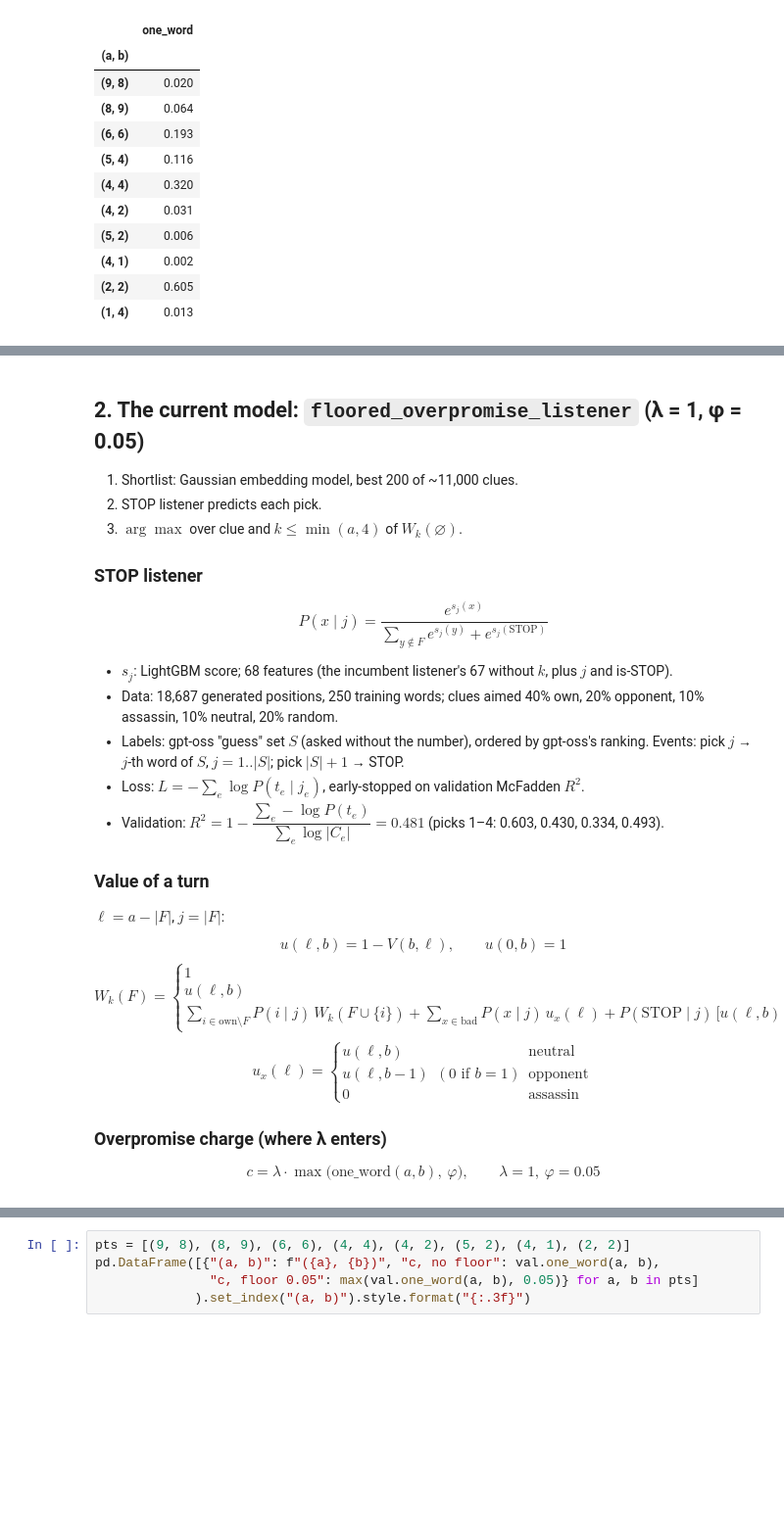
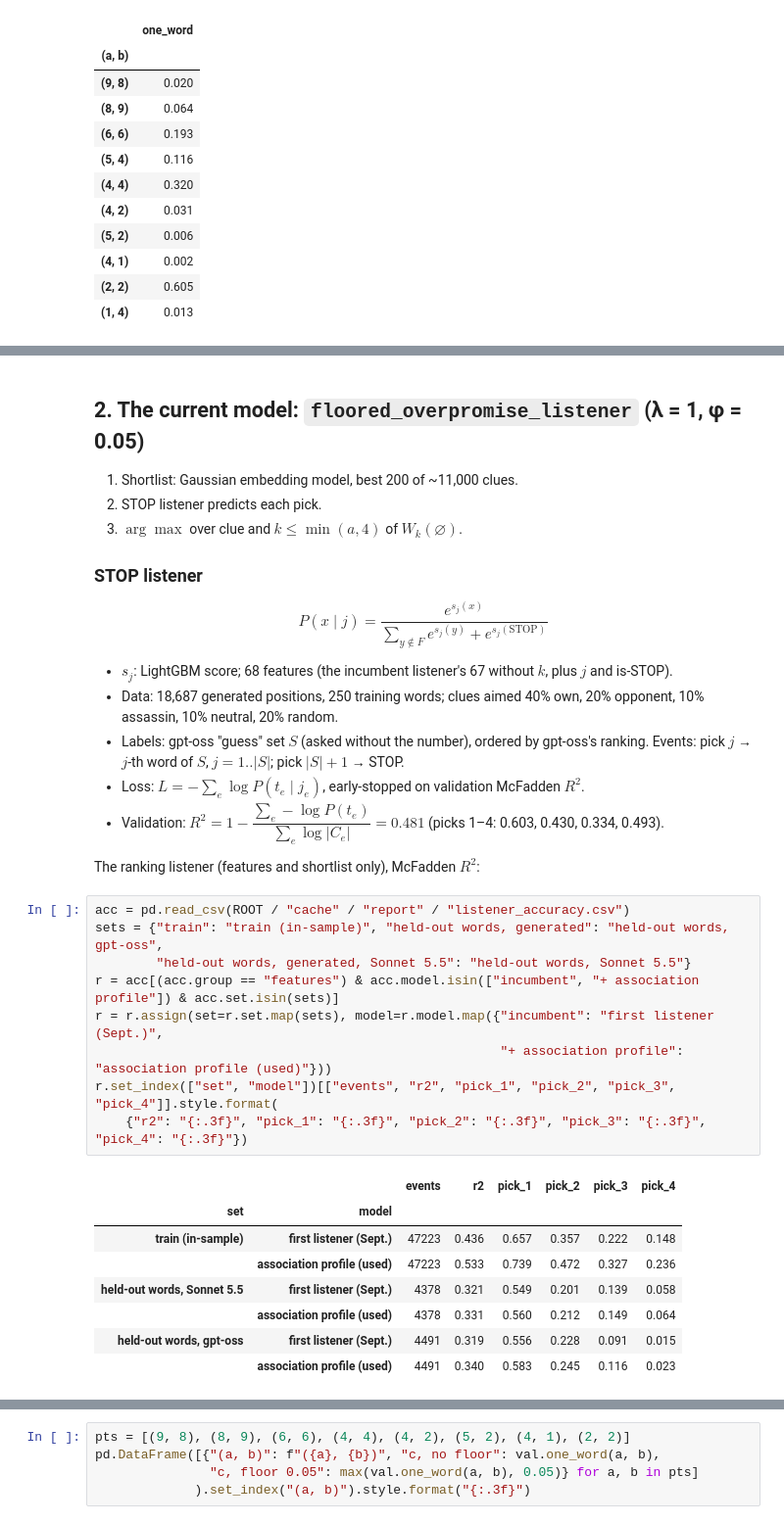
Before and after one commit to shanelee2027/CodenamesAI, a Jupyter notebook: notebooks/value_model_comfort_1028.ipynb, the cells around one changed output, grey strips where cells are left out. Shown at 98% size. Drawn from its saved outputs; the diff is of its cells as text; blank space fills up the shorter version.

```diff
--- a/notebooks/value_model_comfort_1028.ipynb
+++ b/notebooks/value_model_comfort_1028.ipynb
@@ -141,19 +206,22 @@ $$P(x \mid j) = \frac{e^{s_j(x)}}{\sum_{y \notin F} e^{s_j(y)} + e^{s_j(\text{ST
 - Validation: $R^2 = 1 - \dfrac{\sum_e -\log P(t_e)}{\sum_e \log |C_e|} = 0.481$
   (picks 1–4: 0.603, 0.430, 0.334, 0.493).
 
-### Value of a turn
-
-$\ell = a - |F|$, $j = |F|$:
-$$u(\ell, b) = 1 - V(b, \ell), \qquad u(0, b) = 1$$
-$$W_k(F) = \begin{cases}
-1 & \ell = 0\\[2pt]
-u(\ell, b) & j = k\\[2pt]
-\displaystyle \sum_{i \in \text{own} \setminus F} P(i \mid j)\, W_k(F \cup \{i\})
-+ \sum_{x \in \text{bad}} P(x \mid j)\, u_x(\ell)
-+ P(\text{STOP} \mid j)\,\big[u(\ell, b) - c\,(k - j)\big] & \text{otherwise}
-\end{cases}$$
-$$u_x(\ell) = \begin{cases} u(\ell, b) & \text{neutral} \\ u(\ell, b - 1)\ \ (0 \text{ if } b = 1) & \text{opponent} \\ 0 & \text{assassin} \end{cases}$$
-
-### Overpromise charge (where λ enters)
-
-$$c = \lambda \cdot \max\big(\text{one\_word}(a, b),\ \varphi\big), \qquad \lambda = 1,\ \varphi = 0.05$$
+The ranking listener (features and shortlist only), McFadden $R^2$:
+# %%
+acc = pd.read_csv(ROOT / "cache" / "report" / "listener_accuracy.csv")
+sets = {"train": "train (in-sample)", "held-out words, generated": "held-out words, gpt-oss",
+        "held-out words, generated, Sonnet 5.5": "held-out words, Sonnet 5.5"}
+r = acc[(acc.group == "features") & acc.model.isin(["incumbent", "+ association profile"]) & acc.set.isin(sets)]
+r = r.assign(set=r.set.map(sets), model=r.model.map({"incumbent": "first listener (Sept.)",
+                                                     "+ association profile": "association profile (used)"}))
+r.set_index(["set", "model"])[["events", "r2", "pick_1", "pick_2", "pick_3", "pick_4"]].style.format(
+    {"r2": "{:.3f}", "pick_1": "{:.3f}", "pick_2": "{:.3f}", "pick_3": "{:.3f}", "pick_4": "{:.3f}"})
+# %% [output]
+|  |  | events | r2 | pick_1 | pick_2 | pick_3 | pick_4 |
+| set | model |  |  |  |  |  |  |
+| train (in-sample) | first listener (Sept.) | 47223 | 0.436 | 0.657 | 0.357 | 0.222 | 0.148 |
+|  | association profile (used) | 47223 | 0.533 | 0.739 | 0.472 | 0.327 | 0.236 |
+| held-out words, Sonnet 5.5 | first listener (Sept.) | 4378 | 0.321 | 0.549 | 0.201 | 0.139 | 0.058 |
+|  | association profile (used) | 4378 | 0.331 | 0.560 | 0.212 | 0.149 | 0.064 |
+| held-out words, gpt-oss | first listener (Sept.) | 4491 | 0.319 | 0.556 | 0.228 | 0.091 | 0.015 |
+|  | association profile (used) | 4491 | 0.340 | 0.583 | 0.245 | 0.116 | 0.023 |
```
Also changed, not shown: parts of 13 cells of this notebook, 1 other file.
